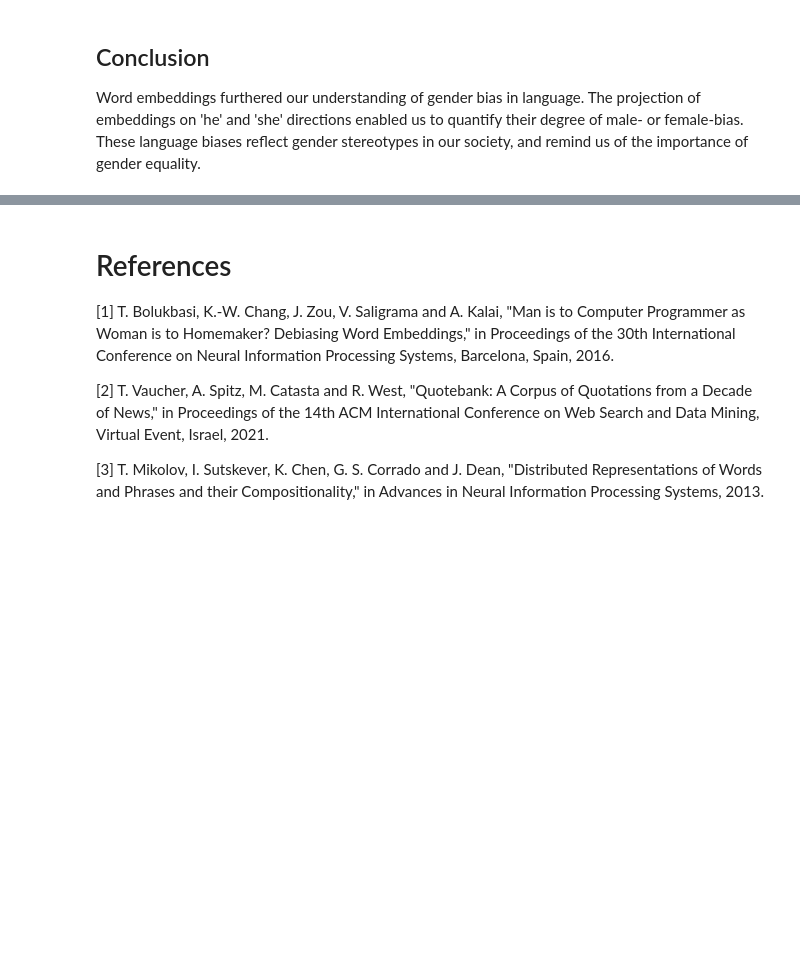
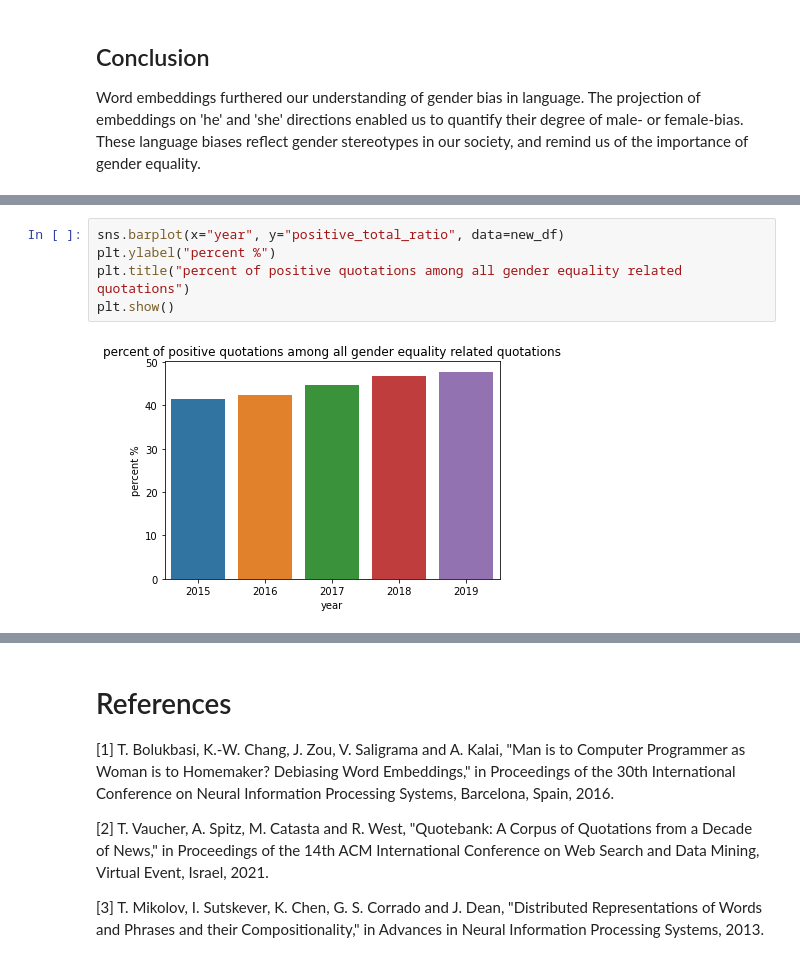
Before and after one commit to Yuxing0610/Gender_Bias_Analysis, a Jupyter notebook: data_analysis_final.ipynb, the cells around one changed output, grey strips where cells are left out. Cells and saved outputs as stored; diff of their text form; blank space fills up the shorter version.

```diff
--- a/data_analysis_final.ipynb
+++ b/data_analysis_final.ipynb
@@ -1089,0 +1429,7 @@ Word embeddings furthered our understanding of gender bias in language. The proj
+# %%
+sns.barplot(x="year", y="positive_total_ratio", data=new_df)
+plt.ylabel("percent %")
+plt.title("percent of positive quotations among all gender equality related quotations")
+plt.show()
+# %% [output]
+[figure, added]
```
Also changed, not shown: parts of 23 cells of this notebook.
